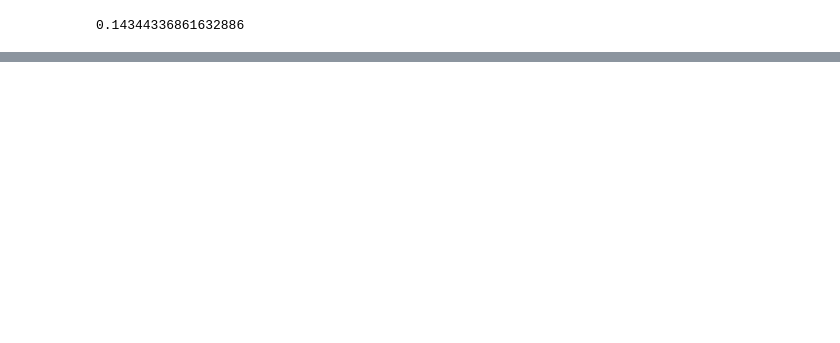
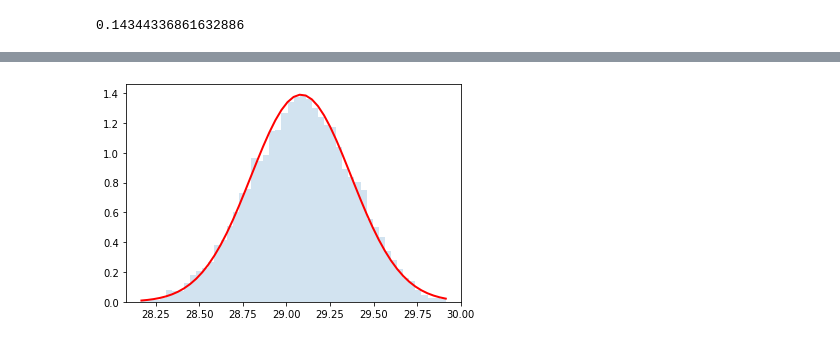
Before and after one commit to cranmer/intro-exp-phys-II, a Jupyter notebook: .ipynb, the cells around one changed output, grey strips where cells are left out. Drawn from its saved outputs; the diff is of its cells as text; code cells hidden in the pictures; blank space fills up the shorter version.

```diff
--- a/.ipynb
+++ b/.ipynb
@@ -42,0 +208,4 @@ _ = plt.hist(x, bins=mybins, density=True)
+# %%
+do_convolution(dist,4)
+# %% [output]
+[figure, added]
```
Also changed, not shown: parts of 32 cells of this notebook.
